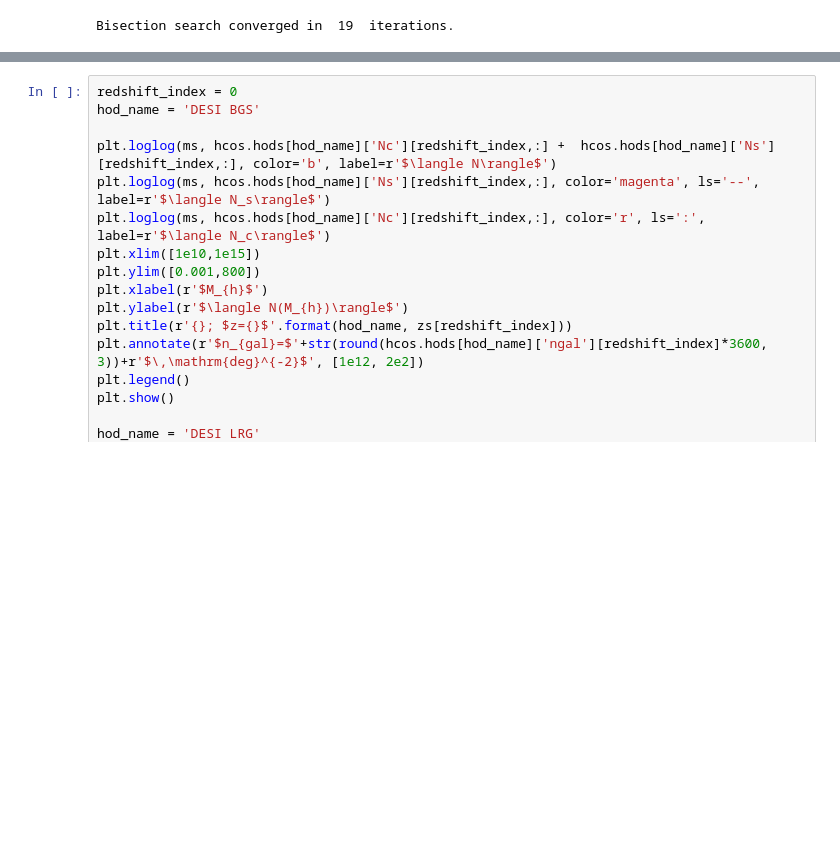
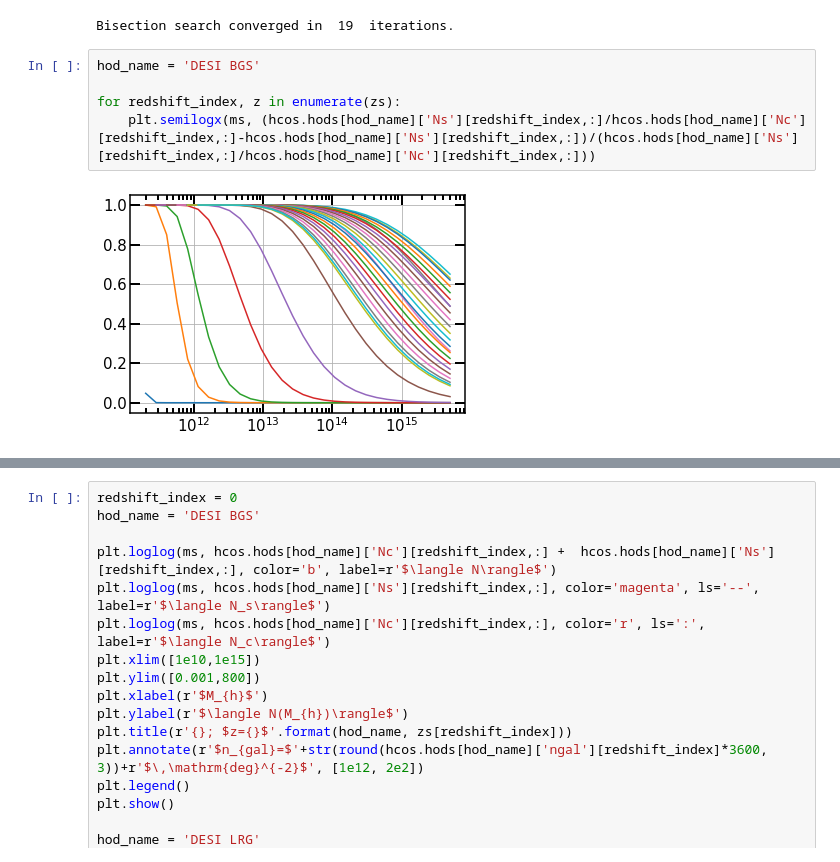
Before and after one commit to abaleato/CosmoBLENDER, a Jupyter notebook: Testing_hod.ipynb, the cells around one changed output, grey strips where cells are left out. Cells and saved outputs as stored; diff of their text form; blank space fills up the shorter version.

```diff
--- a/Testing_hod.ipynb
+++ b/Testing_hod.ipynb
@@ -73,3 +73,10 @@ hcos.add_hod(name="DESI ELG", ngal=comov_ngal_elg_persqdeg_interp)
 Bisection search converged in  20  iterations.
 Bisection search converged in  20  iterations.
 Bisection search converged in  19  iterations.
+# %%
+hod_name = 'DESI BGS'
+
+for redshift_index, z in enumerate(zs):
+    plt.semilogx(ms, (hcos.hods[hod_name]['Ns'][redshift_index,:]/hcos.hods[hod_name]['Nc'][redshift_index,:]-hcos.hods[hod_name]['Ns'][redshift_index,:])/(hcos.hods[hod_name]['Ns'][redshift_index,:]/hcos.hods[hod_name]['Nc'][redshift_index,:]))
+# %% [output]
+[figure, added]
```
Also changed, not shown: parts of 2 cells of this notebook, 3 other files.
